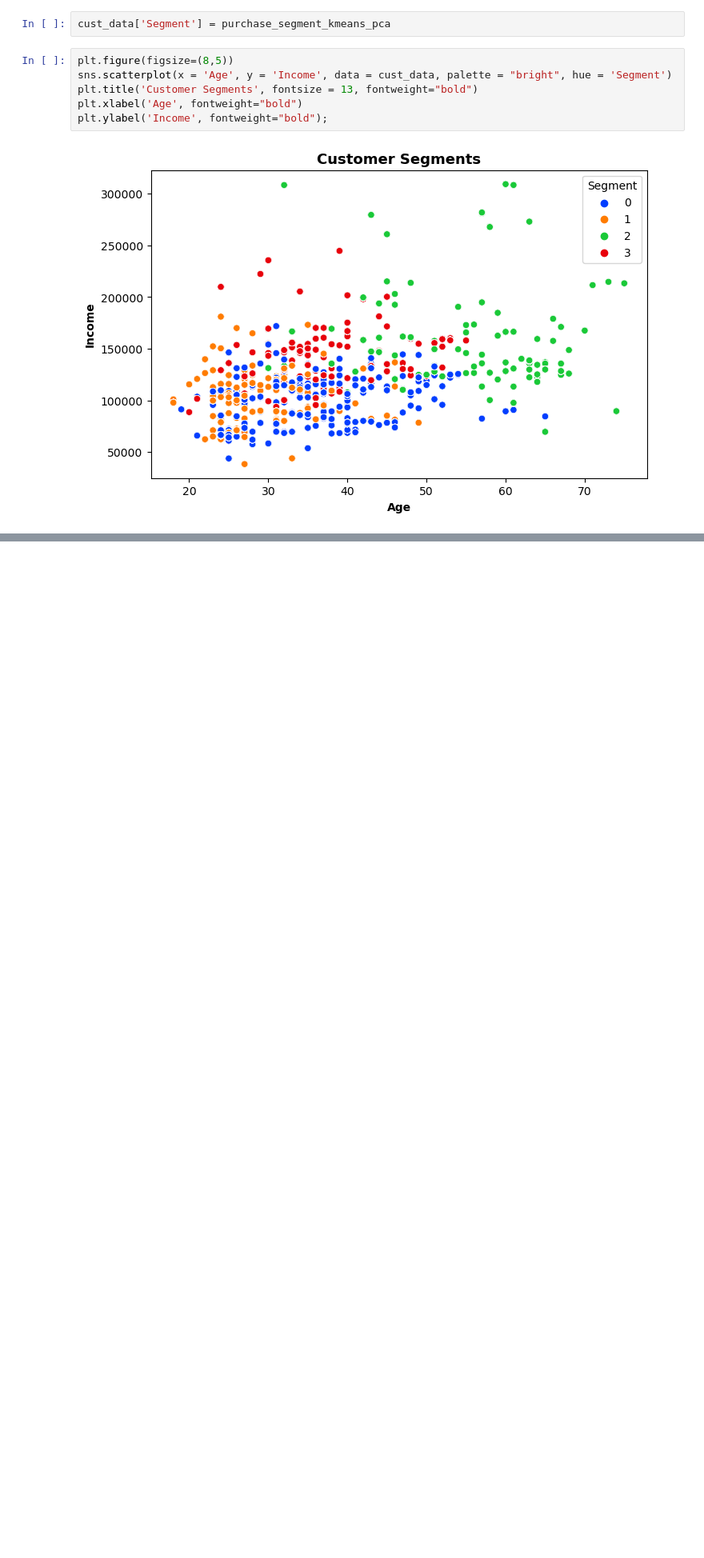
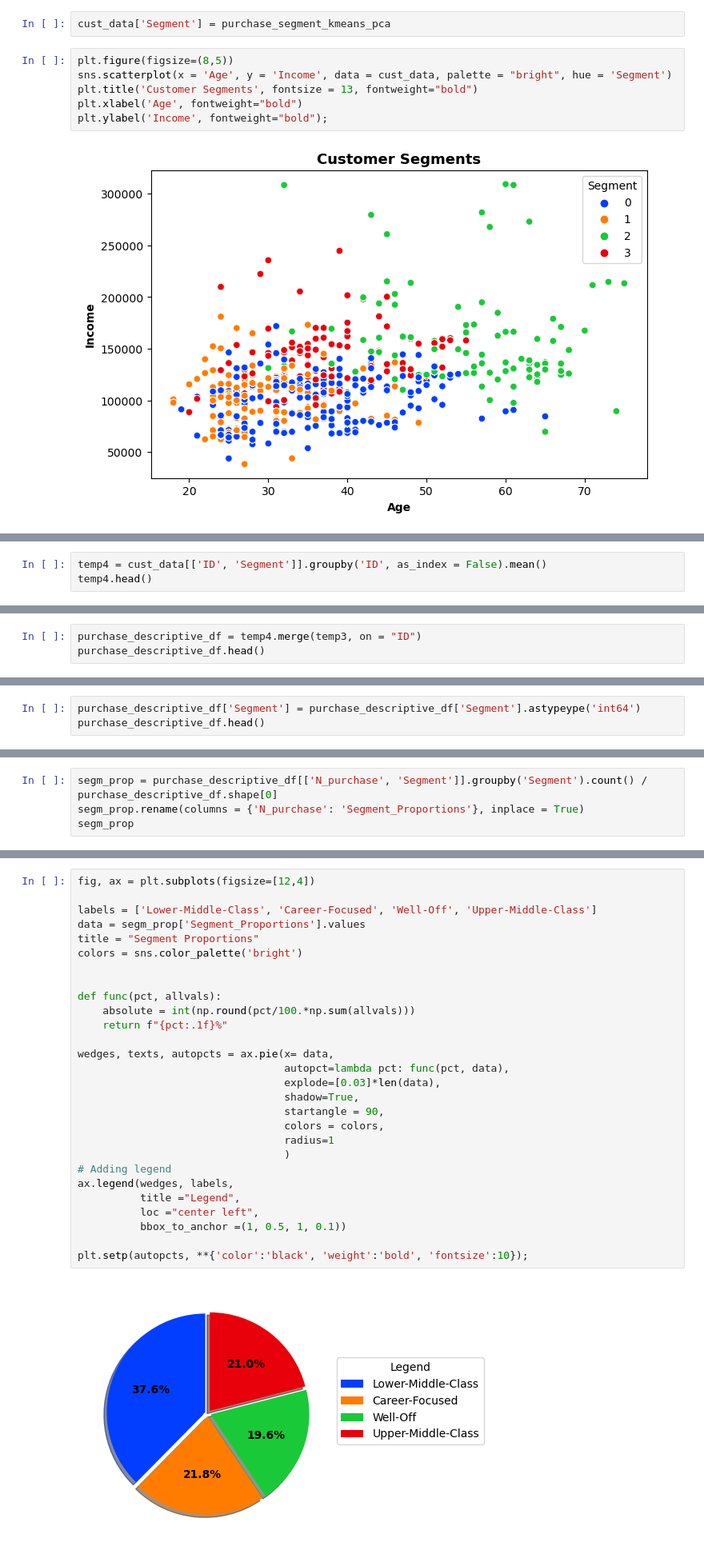
Before and after one commit to lavkushsingh31/ML-Practice-Exercises, a Jupyter notebook: Customer Purchase Analytics.ipynb, the cells around one changed output, grey strips where cells are left out. Shown at 80% size. Cells and saved outputs as stored; diff of their text form; blank space fills up the shorter version.

```diff
--- a/Customer Purchase Analytics.ipynb
+++ b/Customer Purchase Analytics.ipynb
@@ -104,0 +167,3 @@ plt.ylabel('Income', fontweight="bold");
+# %%
+temp4 = cust_data[['ID', 'Segment']].groupby('ID', as_index = False).mean()
+temp4.head()
@@ -104,0 +177,3 @@ plt.ylabel('Income', fontweight="bold");
+# %%
+purchase_descriptive_df = temp4.merge(temp3, on = "ID")
+purchase_descriptive_df.head()
@@ -104,0 +195,3 @@ plt.ylabel('Income', fontweight="bold");
+# %%
+purchase_descriptive_df['Segment'] = purchase_descriptive_df['Segment'].astypeype('int64')
+purchase_descriptive_df.head()
@@ -104,0 +216,4 @@ plt.ylabel('Income', fontweight="bold");
+# %%
+segm_prop = purchase_descriptive_df[['N_purchase', 'Segment']].groupby('Segment').count() / purchase_descriptive_df.shape[0]
+segm_prop.rename(columns = {'N_purchase': 'Segment_Proportions'}, inplace = True)
+segm_prop
@@ -104,0 +231,30 @@ plt.ylabel('Income', fontweight="bold");
+# %%
+fig, ax = plt.subplots(figsize=[12,4])
+
+labels = ['Lower-Middle-Class', 'Career-Focused', 'Well-Off', 'Upper-Middle-Class']
+data = segm_prop['Segment_Proportions'].values
+title = "Segment Proportions"
+colors = sns.color_palette('bright')
+
+
+def func(pct, allvals):
+    absolute = int(np.round(pct/100.*np.sum(allvals)))
+    return f"{pct:.1f}%"
+
+wedges, texts, autopcts = ax.pie(x= data,
+                                 autopct=lambda pct: func(pct, data),
+                                 explode=[0.03]*len(data),
+                                 shadow=True,
+                                 startangle = 90,
+                                 colors = colors,
+                                 radius=1
+                                 )
+# Adding legend
+ax.legend(wedges, labels,
+          title ="Legend",
+          loc ="center left",
+          bbox_to_anchor =(1, 0.5, 1, 0.1))
+
+plt.setp(autopcts, **{'color':'black', 'weight':'bold', 'fontsize':10});
+# %% [output]
+[figure, added]
```
Also changed, not shown: parts of 19 cells of this notebook.
